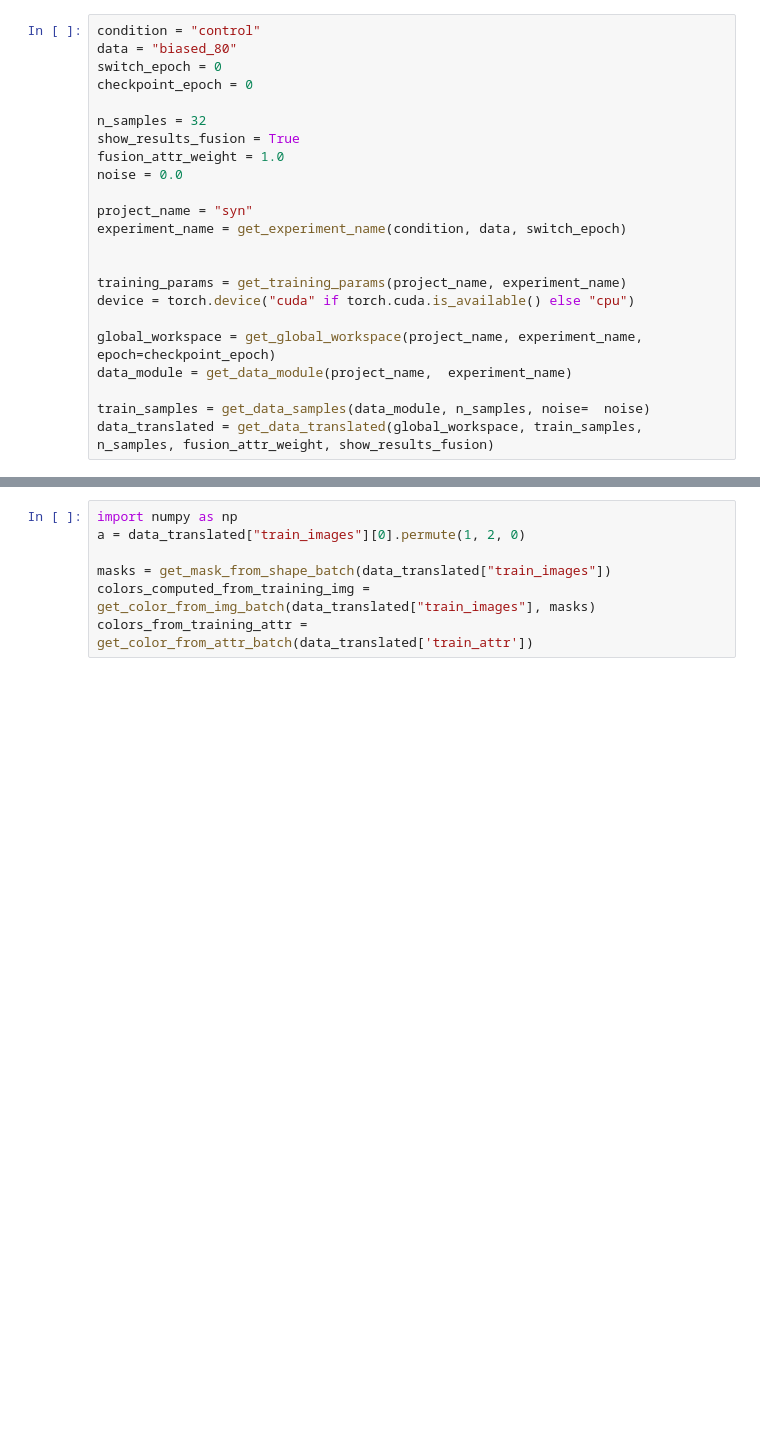
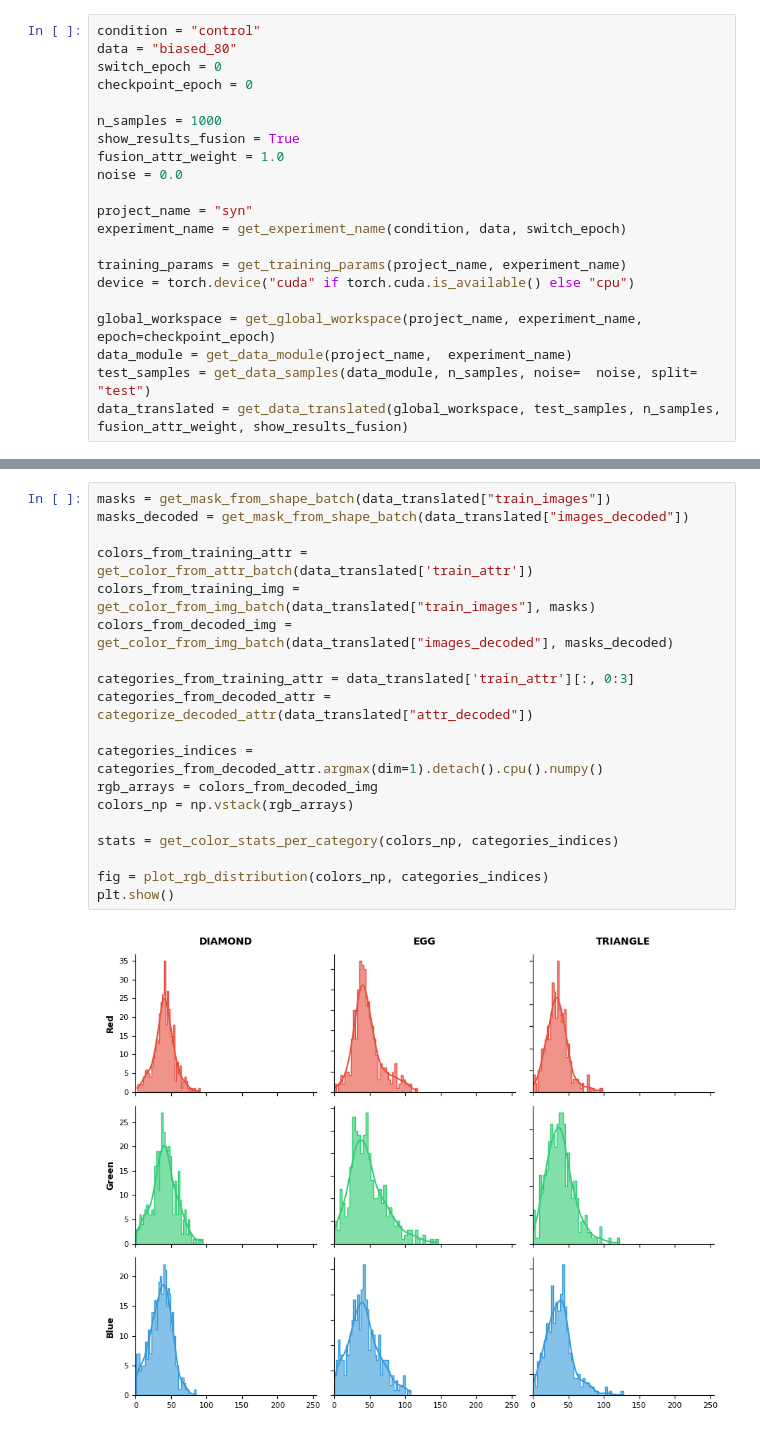
Before and after one commit to lucas-ch/gwsyn, a Jupyter notebook: syn_project/test.ipynb, the cells around one changed output, grey strips where cells are left out. Drawn from its saved outputs; the diff is of its cells as text; blank space fills up the shorter version.

Commit message:
first color analysis

```diff
--- a/syn_project/test.ipynb
+++ b/syn_project/test.ipynb
@@ -18,7 +17,7 @@ data = "biased_80"
 switch_epoch = 0
 checkpoint_epoch = 0
 
-n_samples = 32
+n_samples = 1000
 show_results_fusion = True
 fusion_attr_weight = 1.0
 noise = 0.0
@@ -26,13 +25,11 @@ noise = 0.0
 project_name = "syn"
 experiment_name = get_experiment_name(condition, data, switch_epoch)
 
-
 training_params = get_training_params(project_name, experiment_name)
 device = torch.device("cuda" if torch.cuda.is_available() else "cpu")
 
 global_workspace = get_global_workspace(project_name, experiment_name, epoch=checkpoint_epoch)
 data_module = get_data_module(project_name,  experiment_name)
-
-train_samples = get_data_samples(data_module, n_samples, noise=  noise)
-data_translated = get_data_translated(global_workspace, train_samples, n_samples, fusion_attr_weight, show_results_fusion)
+test_samples = get_data_samples(data_module, n_samples, noise=  noise, split= "test")
+data_translated = get_data_translated(global_workspace, test_samples, n_samples, fusion_attr_weight, show_results_fusion)
 # %% [output]
@@ -40,7 +39,21 @@ NameError: name 'get_experiment_name' is not defined
 # %%
-import numpy as np
-a = data_translated["train_images"][0].permute(1, 2, 0)
+masks = get_mask_from_shape_batch(data_translated["train_images"])
+masks_decoded = get_mask_from_shape_batch(data_translated["images_decoded"])
 
-masks = get_mask_from_shape_batch(data_translated["train_images"])
-colors_computed_from_training_img = get_color_from_img_batch(data_translated["train_images"], masks)
 colors_from_training_attr = get_color_from_attr_batch(data_translated['train_attr'])
+colors_from_training_img = get_color_from_img_batch(data_translated["train_images"], masks)
+colors_from_decoded_img = get_color_from_img_batch(data_translated["images_decoded"], masks_decoded)
+
+categories_from_training_attr = data_translated['train_attr'][:, 0:3]
+categories_from_decoded_attr = categorize_decoded_attr(data_translated["attr_decoded"])
+
+categories_indices = categories_from_decoded_attr.argmax(dim=1).detach().cpu().numpy()
+rgb_arrays = colors_from_decoded_img
+colors_np = np.vstack(rgb_arrays)
+
+stats = get_color_stats_per_category(colors_np, categories_indices)
+
+fig = plot_rgb_distribution(colors_np, categories_indices)
+plt.show()
+# %% [output]
+[figure, added]
```
Also changed, not shown: parts of 8 cells of this notebook, 6 other files.
